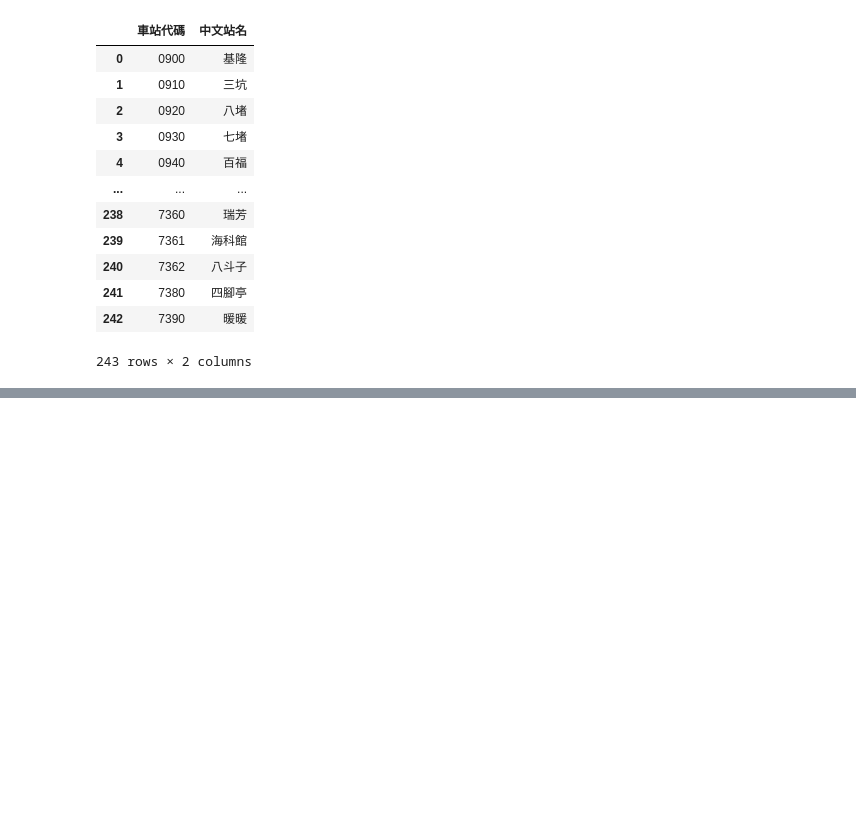
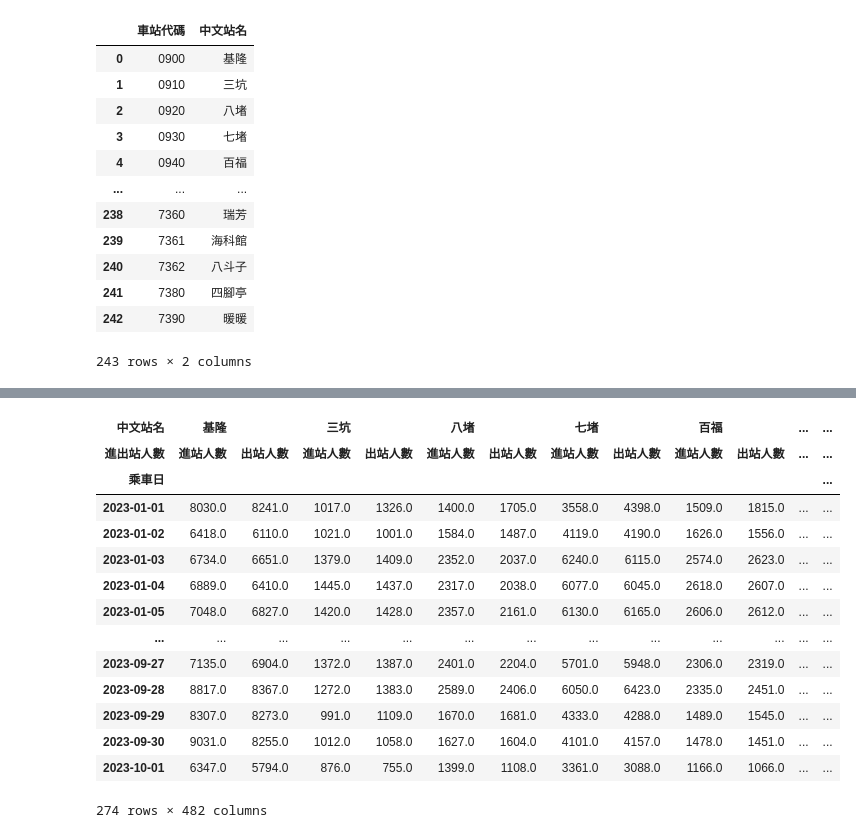
Before and after one commit to jsdhwdmaX09/aaaab, a Jupyter notebook: lesson20_1.ipynb, the cells around one changed output, grey strips where cells are left out. Cells and saved outputs as stored; diff of their text form; code cells hidden in the pictures; blank space fills up the shorter version.

```diff
--- a/lesson20_1.ipynb
+++ b/lesson20_1.ipynb
@@ -85,0 +277,18 @@ ststions_name_df
+# %%
+mergeFrame3
+# %% [output]
+| 中文站名 | 基隆 |  | 三坑 |  | 八堵 |  | 七堵 |  | 百福 |  | ... | ... |
+| 進出站人數 | 進站人數 | 出站人數 | 進站人數 | 出站人數 | 進站人數 | 出站人數 | 進站人數 | 出站人數 | 進站人數 | 出站人數 | ... | ... |
+| 乘車日 |  |  |  |  |  |  |  |  |  |  |  | ... |
+| 2023-01-01 | 8030.0 | 8241.0 | 1017.0 | 1326.0 | 1400.0 | 1705.0 | 3558.0 | 4398.0 | 1509.0 | 1815.0 | ... | ... |
+| 2023-01-02 | 6418.0 | 6110.0 | 1021.0 | 1001.0 | 1584.0 | 1487.0 | 4119.0 | 4190.0 | 1626.0 | 1556.0 | ... | ... |
+| 2023-01-03 | 6734.0 | 6651.0 | 1379.0 | 1409.0 | 2352.0 | 2037.0 | 6240.0 | 6115.0 | 2574.0 | 2623.0 | ... | ... |
+| 2023-01-04 | 6889.0 | 6410.0 | 1445.0 | 1437.0 | 2317.0 | 2038.0 | 6077.0 | 6045.0 | 2618.0 | 2607.0 | ... | ... |
+| 2023-01-05 | 7048.0 | 6827.0 | 1420.0 | 1428.0 | 2357.0 | 2161.0 | 6130.0 | 6165.0 | 2606.0 | 2612.0 | ... | ... |
+| ... | ... | ... | ... | ... | ... | ... | ... | ... | ... | ... | ... | ... |
+| 2023-09-27 | 7135.0 | 6904.0 | 1372.0 | 1387.0 | 2401.0 | 2204.0 | 5701.0 | 5948.0 | 2306.0 | 2319.0 | ... | ... |
+| 2023-09-28 | 8817.0 | 8367.0 | 1272.0 | 1383.0 | 2589.0 | 2406.0 | 6050.0 | 6423.0 | 2335.0 | 2451.0 | ... | ... |
+| 2023-09-29 | 8307.0 | 8273.0 | 991.0 | 1109.0 | 1670.0 | 1681.0 | 4333.0 | 4288.0 | 1489.0 | 1545.0 | ... | ... |
+| 2023-09-30 | 9031.0 | 8255.0 | 1012.0 | 1058.0 | 1627.0 | 1604.0 | 4101.0 | 4157.0 | 1478.0 | 1451.0 | ... | ... |
+| 2023-10-01 | 6347.0 | 5794.0 | 876.0 | 755.0 | 1399.0 | 1108.0 | 3361.0 | 3088.0 | 1166.0 | 1066.0 | ... | ... |
+274 rows × 482 columns
```
Also changed, not shown: parts of 18 cells of this notebook.
